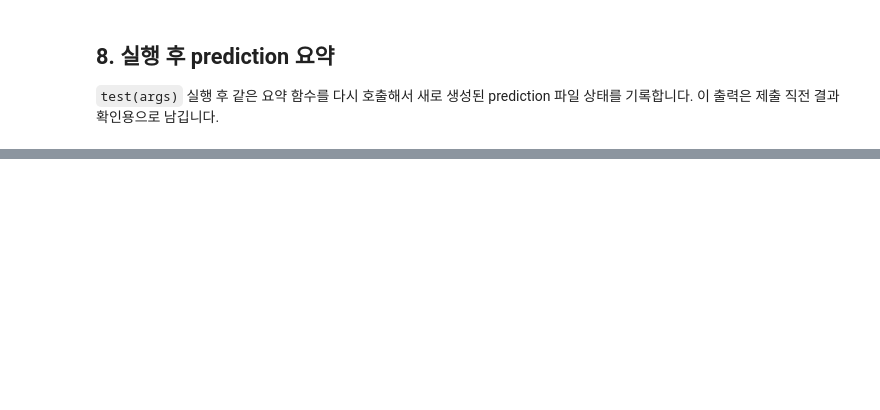
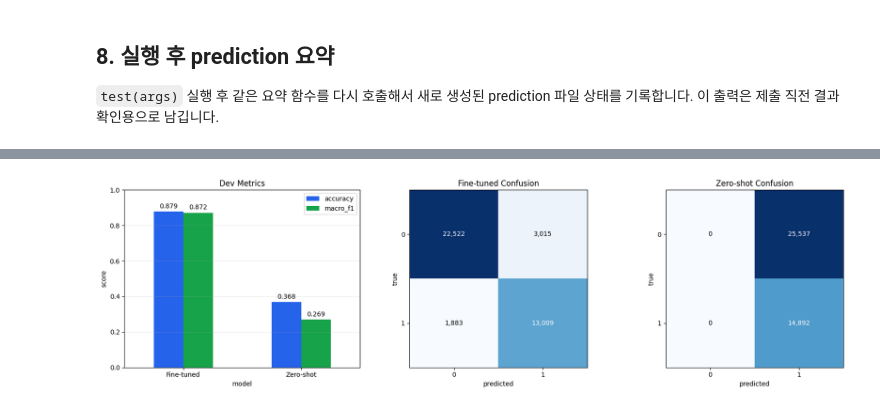
Before and after one commit to clapppp/nlp2026-final, a Jupyter notebook: notebooks/PART2_paraphrase_detection.ipynb, the cells around one changed output, grey strips where cells are left out. Cells and saved outputs as stored; diff of their text form; code cells hidden in the pictures; blank space fills up the shorter version.

```diff
--- a/notebooks/PART2_paraphrase_detection.ipynb
+++ b/notebooks/PART2_paraphrase_detection.ipynb
@@ -57,6 +65,9 @@ print(f"cuda available: {torch.cuda.is_available()}")
 RUN_TRAIN = False
 RUN_TEST = True
 ALLOW_CPU_EXECUTION = False
+
+MULTI_GPU = torch.cuda.device_count() >= 3
+GPU_IDS = "1,2,3" if torch.cuda.device_count() >= 4 else None
 
 CHECKPOINT_PATH = None  # None이면 script와 같은 규칙으로 checkpoint 이름을 만듭니다.
 
@@ -69,6 +80,8 @@ args = Namespace(
     seed=11711,
     epochs=10,
     use_gpu=torch.cuda.is_available(),
+    multi_gpu=MULTI_GPU,
+    gpu_ids=GPU_IDS,
     bidirectional_eval=False,
     prompt_template="paraphrase",
     prompt_ensemble_eval=False,
@@ -86,7 +99,7 @@ args = Namespace(
     grad_clip=0.0,
     weight_decay=0.0,
     early_stopping_patience=0,
-    batch_size=8,
+    batch_size=512 if MULTI_GPU else 128,
     lr=1e-5,
     model_size="gpt2",
 )
@@ -111,6 +124,9 @@ config_summary = {
     "run_train": RUN_TRAIN,
     "run_test": RUN_TEST,
     "device": "cuda" if args.use_gpu else "cpu",
+    "multi_gpu": args.multi_gpu,
+    "gpu_ids": args.gpu_ids,
+    "visible_gpus": torch.cuda.device_count(),
     "allow_cpu_execution": ALLOW_CPU_EXECUTION,
     "checkpoint": args.filepath,
     "dev_output": args.para_dev_out,
@@ -239,0 +568,80 @@ print(json.dumps(prediction_summary_after, indent=2, ensure_ascii=False))
+# %%
+from IPython.display import display
+import matplotlib.pyplot as plt
+import pandas as pd
+
+if "evaluation_summary" not in globals():
+    raise RuntimeError("Run the model performance evaluation cell first.")
+if "zero_shot_summary" not in globals():
+    raise RuntimeError("Run the zero-shot baseline cell first.")
+
+comparison_df = pd.DataFrame([
+    {
+        "model": "Fine-tuned",
+        "accuracy": evaluation_summary["accuracy"],
+        "macro_f1": evaluation_summary["macro_f1"],
+        "pred_0": evaluation_summary["dev_prediction_counts"].get(0, 0),
+        "pred_1": evaluation_summary["dev_prediction_counts"].get(1, 0),
+    },
+    {
+        "model": "Zero-shot",
+        "accuracy": zero_shot_summary["accuracy"],
+        "macro_f1": zero_shot_summary["macro_f1"],
+        "pred_0": zero_shot_summary["dev_prediction_counts"].get(0, 0),
+        "pred_1": zero_shot_summary["dev_prediction_counts"].get(1, 0),
+    },
+])
+display(comparison_df)
+
+fig, axes = plt.subplots(1, 3, figsize=(17, 4.8))
+
+comparison_df.set_index("model")[["accuracy", "macro_f1"]].plot(
+    kind="bar",
+    ax=axes[0],
+    color=["#2563eb", "#16a34a"],
+    rot=0,
+)
+axes[0].set_ylim(0, 1)
+axes[0].set_title("Dev Metrics")
+axes[0].set_ylabel("score")
+axes[0].grid(axis="y", alpha=0.25)
+for container in axes[0].containers:
+    axes[0].bar_label(container, fmt="%.3f", padding=3)
+
+def plot_confusion(ax, matrix, title):
+    image = ax.imshow(matrix, cmap="Blues")
+    ax.set_title(title)
+    ax.set_xlabel("predicted")
+    ax.set_ylabel("true")
+    ax.set_xticks([0, 1], labels=["0", "1"])
+    ax.set_yticks([0, 1], labels=["0", "1"])
+    max_value = max(max(row) for row in matrix)
+    for i, row in enumerate(matrix):
+        for j, value in enumerate(row):
+            color = "white" if value > max_value * 0.55 else "black"
+            ax.text(j, i, f"{value:,}", ha="center", va="center", color=color)
+    return image
+
+plot_confusion(
+    axes[1],
+    evaluation_summary["confusion_matrix_rows_true_cols_pred_0_1"],
+    "Fine-tuned Confusion",
+)
+plot_confusion(
+    axes[2],
+    zero_shot_summary["confusion_matrix_rows_true_cols_pred_0_1"],
+    "Zero-shot Confusion",
+)
+plt.tight_layout()
+plt.show()
+
+label_df = comparison_df.set_index("model")[["pred_0", "pred_1"]]
+ax = label_df.plot(kind="bar", figsize=(8, 4.5), color=["#64748b", "#f97316"], rot=0)
+ax.set_title("Dev Prediction Label Distribution")
+ax.set_ylabel("count")
+ax.grid(axis="y", alpha=0.25)
+for container in ax.containers:
+    ax.bar_label(container, fmt="%d", padding=3)
+plt.tight_layout()
+plt.show()
+# %% [output]
@@ -239,0 +651 @@ print(json.dumps(prediction_summary_after, indent=2, ensure_ascii=False))
+[figure, added]
```
Also changed, not shown: parts of 15 cells of this notebook, 5 other files.
